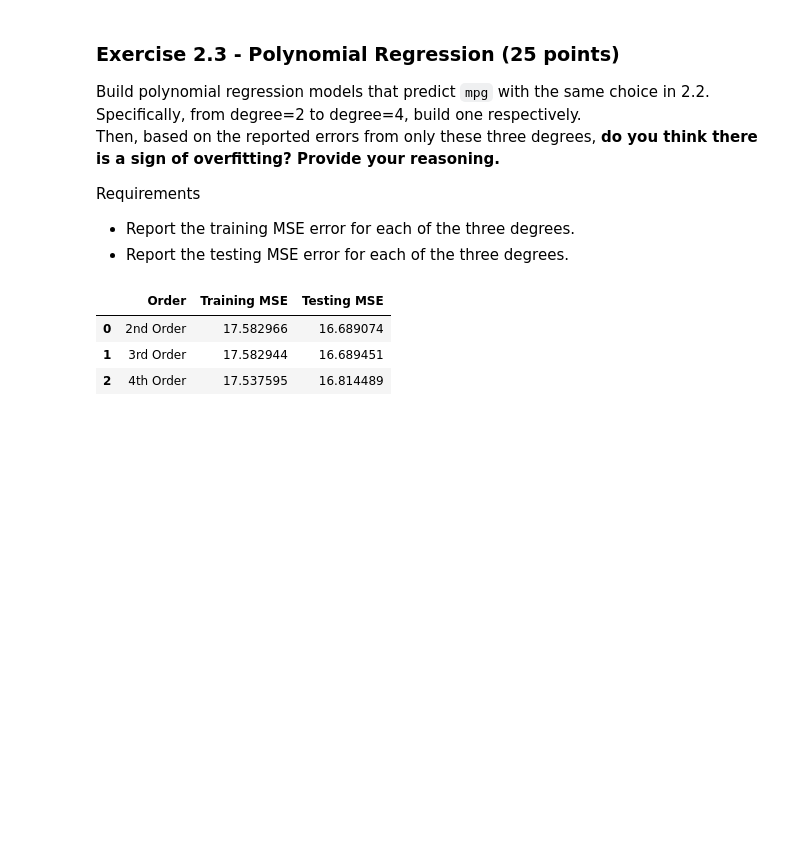
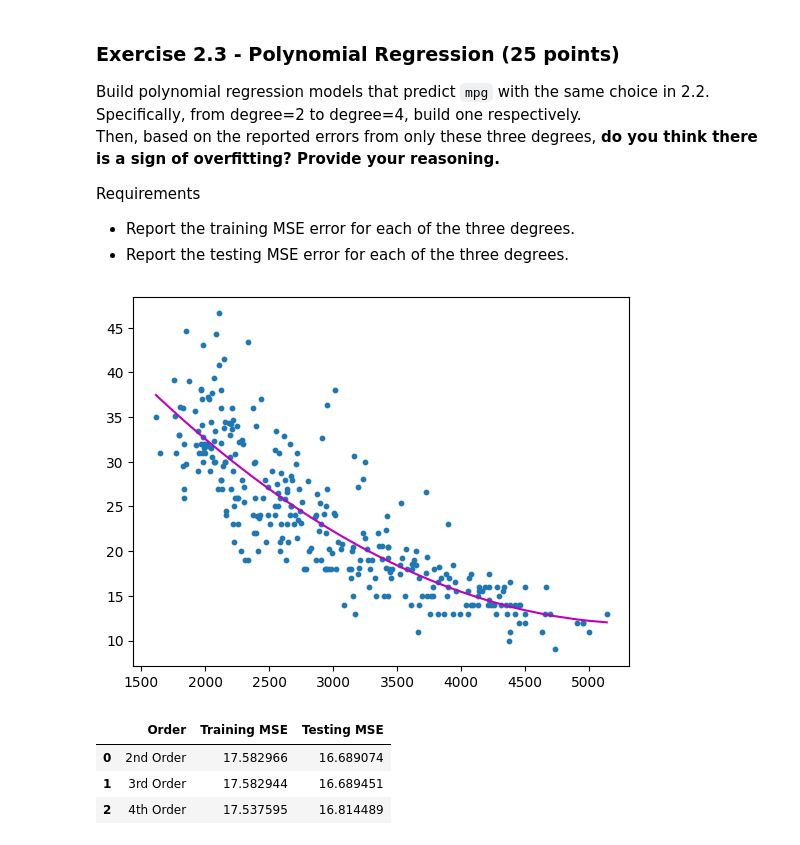
Before and after one commit to stack-dylan/intro-ml-hw, a Jupyter notebook: HW1/HW1.ipynb, the cells around one changed output. Drawn from its saved outputs; the diff is of its cells as text; code cells hidden in the pictures; blank space fills up the shorter version.

```diff
--- a/HW1/HW1.ipynb
+++ b/HW1/HW1.ipynb
@@ -129,6 +131,27 @@ from sklearn.preprocessing import PolynomialFeatures
 x, y = auto_data['weight'], auto_data['mpg']
 x, y = np.array(x), np.array(y)
 x, y = x[:, np.newaxis], y[:,np.newaxis]
+# %%
+polyf = PolynomialFeatures(degree=2)
+x_poly = polyf.fit_transform(x)
+x_train, x_test = train_test_split(x_poly, test_size=0.2, random_state=42)
+y_train, y_test = train_test_split(y, test_size=0.2, random_state=42)
+
+reg = LinearRegression()
+reg.fit(x_train, y_train)
+y_train_pred = reg.predict(x_train)
+y_test_pred = reg.predict(x_test)
+
+train_mse = mean_squared_error(y_train, y_train_pred)
+test_mse = mean_squared_error(y_test, y_test_pred)
+
+plt.scatter(x_train[:,1], y_train, s=10)
+sort_axis = operator.itemgetter(0)
+sorted_zip = sorted(zip(x_train[:,1], y_train_pred), key=sort_axis)
+plt.plot(*zip(*sorted_zip), color='m')
+plt.show()
+# %% [output]
+[figure, added]
 # %%
 def get_mses(x, y, degree=2):
     polyf = PolynomialFeatures(degree=degree)
```
Also changed, not shown: parts of 7 cells of this notebook.
